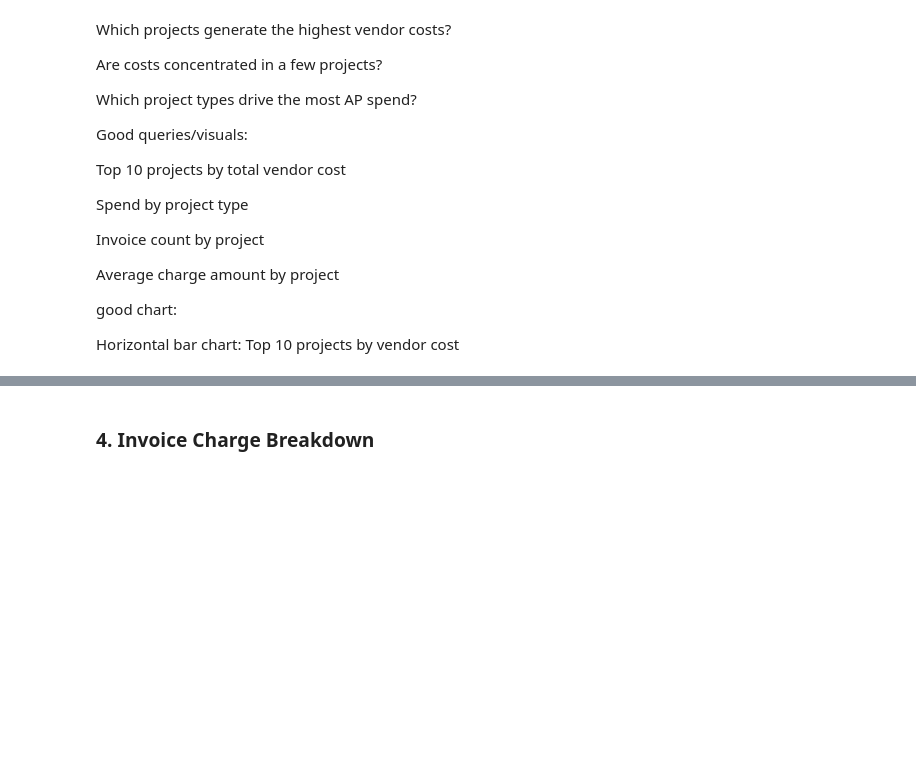
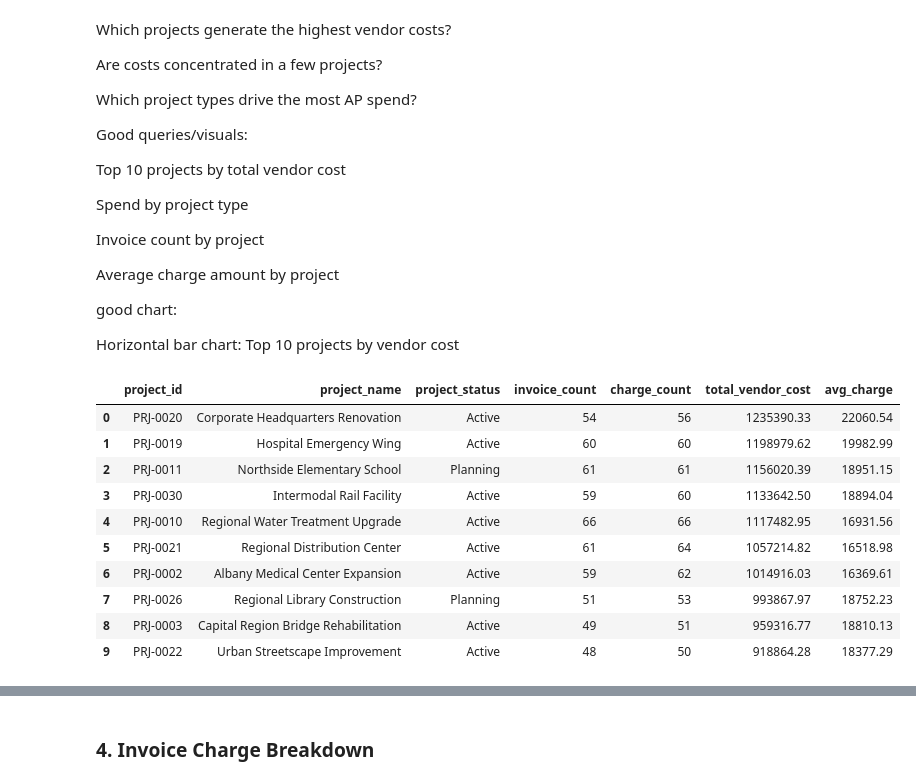
Before and after one commit to torimiller/accounts-payable-analysis, a Jupyter notebook: Notebooks/exploratory_data_analysis.ipynb, the cells around one changed output, grey strips where cells are left out. Saved outputs shown, nothing was run; the diff lists cells and outputs as text; code cells hidden in the pictures; blank space fills up the shorter version.

```diff
--- a/Notebooks/exploratory_data_analysis.ipynb
+++ b/Notebooks/exploratory_data_analysis.ipynb
@@ -500,3 +500,37 @@ Average charge amount by project
 good chart:
 
 Horizontal bar chart: Top 10 projects by vendor cost
+# %%
+# Which projects have the highest vendor spend? (client projects only)
+
+query = """
+SELECT
+    p.project_id,
+    p.project_name,
+    p.project_status,
+    COUNT(DISTINCT c.invoice_id) AS invoice_count,
+    COUNT(*) AS charge_count,
+    ROUND(SUM(c.charge_amount), 2) AS total_vendor_cost,
+    ROUND(AVG(c.charge_amount), 2) AS avg_charge
+FROM invoice_charges c
+JOIN projects p ON c.project_id = p.project_id
+WHERE p.project_type = 'project'
+GROUP BY p.project_id, p.project_name, p.project_status
+ORDER BY total_vendor_cost DESC
+LIMIT 10;
+"""
+
+top_10_projects = pd.read_sql_query(text(query), engine)
+top_10_projects
+# %% [output]
+|  | project_id | project_name | project_status | invoice_count | charge_count | total_vendor_cost | avg_charge |
+| 0 | PRJ-0020 | Corporate Headquarters Renovation | Active | 54 | 56 | 1235390.33 | 22060.54 |
+| 1 | PRJ-0019 | Hospital Emergency Wing | Active | 60 | 60 | 1198979.62 | 19982.99 |
+| 2 | PRJ-0011 | Northside Elementary School | Planning | 61 | 61 | 1156020.39 | 18951.15 |
+| 3 | PRJ-0030 | Intermodal Rail Facility | Active | 59 | 60 | 1133642.50 | 18894.04 |
+| 4 | PRJ-0010 | Regional Water Treatment Upgrade | Active | 66 | 66 | 1117482.95 | 16931.56 |
+| 5 | PRJ-0021 | Regional Distribution Center | Active | 61 | 64 | 1057214.82 | 16518.98 |
+| 6 | PRJ-0002 | Albany Medical Center Expansion | Active | 59 | 62 | 1014916.03 | 16369.61 |
+| 7 | PRJ-0026 | Regional Library Construction | Planning | 51 | 53 | 993867.97 | 18752.23 |
+| 8 | PRJ-0003 | Capital Region Bridge Rehabilitation | Active | 49 | 51 | 959316.77 | 18810.13 |
+| 9 | PRJ-0022 | Urban Streetscape Improvement | Active | 48 | 50 | 918864.28 | 18377.29 |
```
Also changed, not shown: parts of 6 cells of this notebook.
